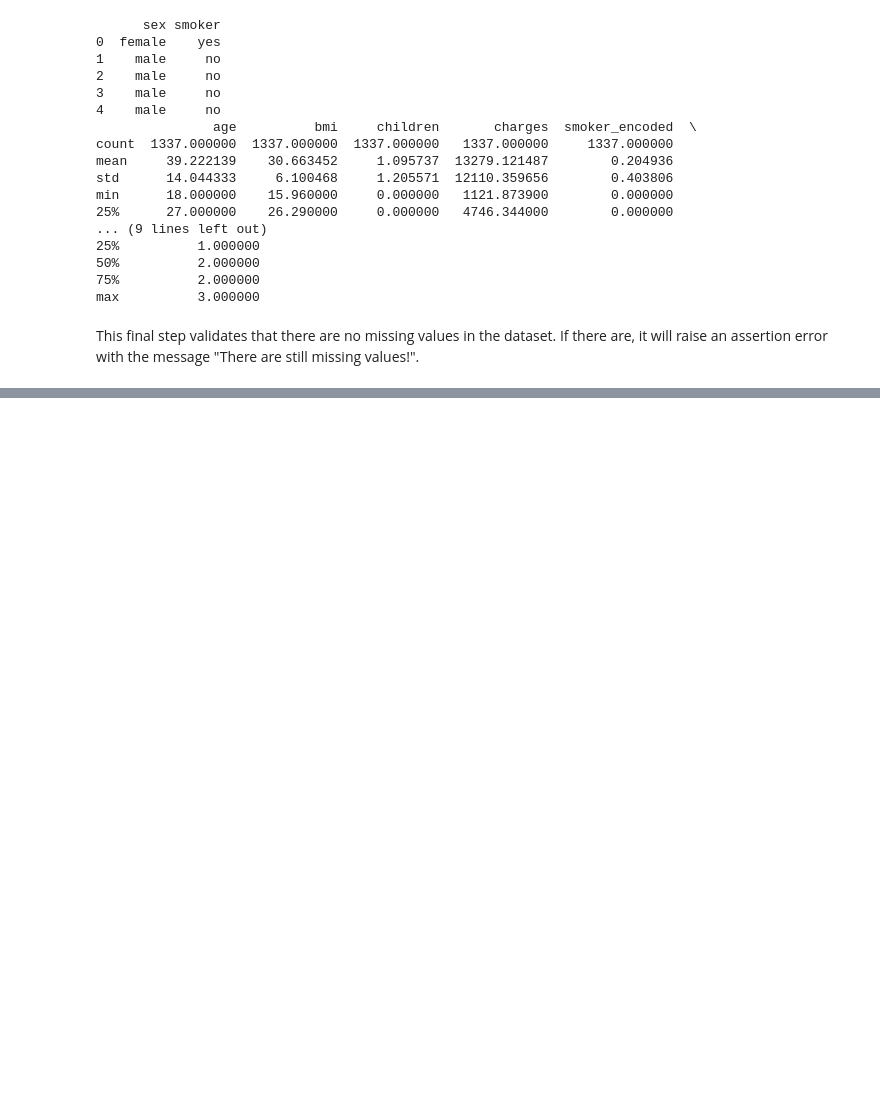
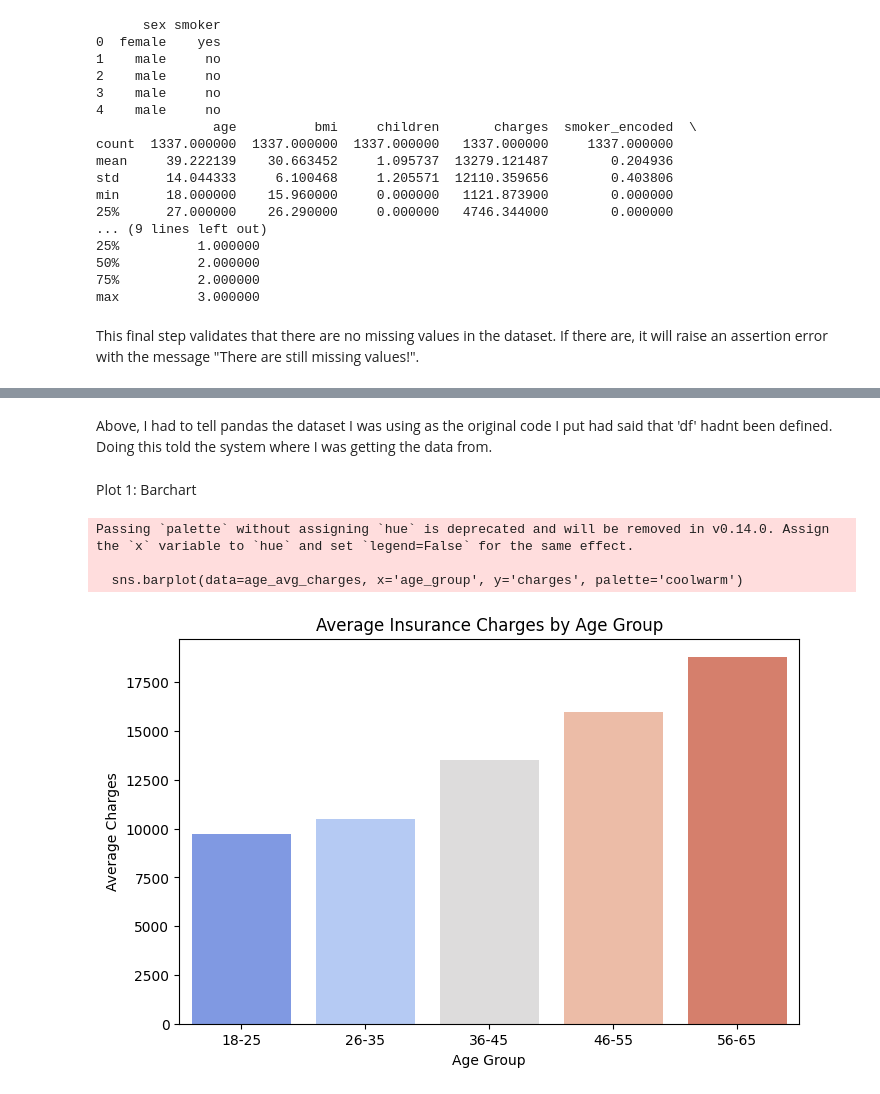
Before and after one commit to Fazestar01/Healthcare-Insurance-Cost-Analysis, a Jupyter notebook: jupyter_notebooks/Data_Investigation.ipynb, the cells around one changed output, grey strips where cells are left out. Drawn from its saved outputs; the diff is of its cells as text; code cells hidden in the pictures; blank space fills up the shorter version.

```diff
--- a/jupyter_notebooks/Data_Investigation.ipynb
+++ b/jupyter_notebooks/Data_Investigation.ipynb
@@ -148,0 +162,16 @@ This final step validates that there are no missing values in the dataset. If th
+# %%
+import pandas as pd
+
+# I Did this as pandas didnt seem to define df
+df = pd.read_csv("processed_data.csv")
+# %% [markdown]
+Above, I had to tell pandas the dataset I was using as the original code I put had said that 'df' hadnt been defined. Doing this told the system where I was getting the data from.
+# %%
+#age groups created
+df['age_group'] = pd.cut(df['age'], bins=[18, 25, 35, 45, 55, 65],
+                         labels=['18-25', '26-35', '36-45', '46-55', '56-65'])
+
+# I Grouped and calculate average charges
+age_avg_charges = df.groupby('age_group', observed=True)['charges'].mean().reset_index() #added 'observed=True' to avoid warning
+# %% [markdown]
+Plot 1: Barchart
@@ -148,0 +180,13 @@ This final step validates that there are no missing values in the dataset. If th
+# %%
+
+plt.figure(figsize=(8, 5))
+sns.barplot(data=age_avg_charges, x='age_group', y='charges', palette='coolwarm')
+plt.title('Average Insurance Charges by Age Group')
+plt.xlabel('Age Group')
+plt.ylabel('Average Charges')
+plt.show()
+# %% [output]
+Passing `palette` without assigning `hue` is deprecated and will be removed in v0.14.0. Assign the `x` variable to `hue` and set `legend=False` for the same effect.
+
+  sns.barplot(data=age_avg_charges, x='age_group', y='charges', palette='coolwarm')
+[figure, added]
```
Also changed, not shown: parts of 18 cells of this notebook, 1 other file.
